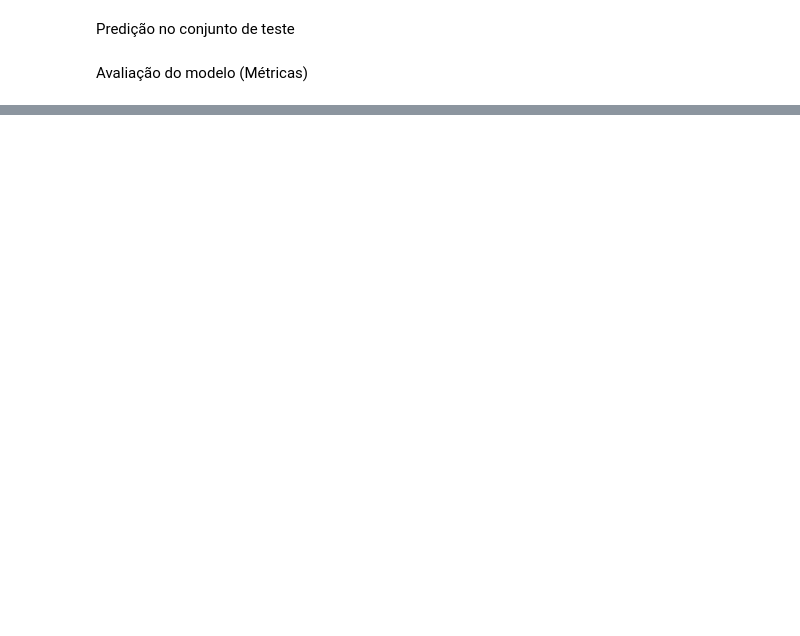
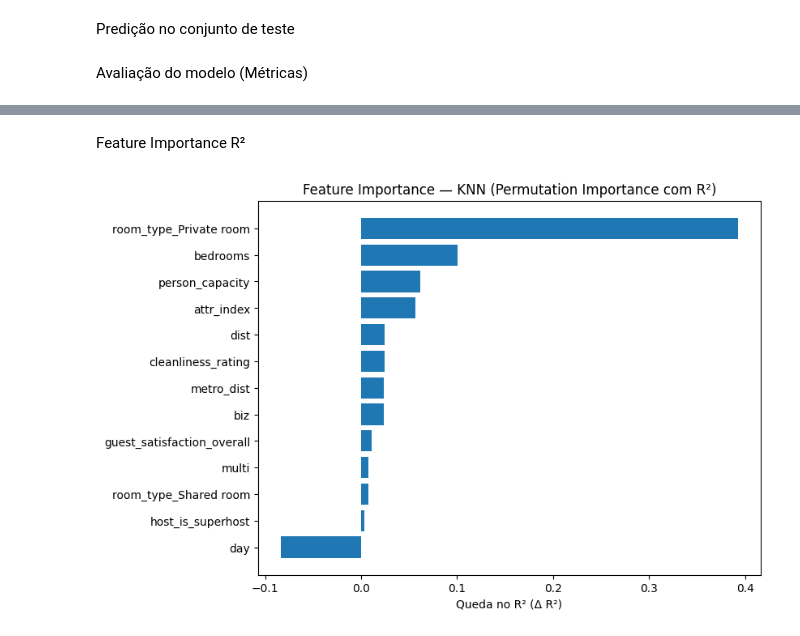
Before and after one commit to lumariosf/airbnb-price-prediction, a Jupyter notebook: notebooks/london/03_MODEL_KNN.ipynb, the cells around one changed output, grey strips where cells are left out. Cells and saved outputs as stored; diff of their text form; code cells hidden in the pictures; blank space fills up the shorter version.

```diff
--- a/notebooks/london/03_MODEL_KNN.ipynb
+++ b/notebooks/london/03_MODEL_KNN.ipynb
@@ -147,0 +156,32 @@ plt.show()
+# %% [markdown]
+Feature Importance R²
+# %%
+from sklearn.inspection import permutation_importance
+import pandas as pd
+import matplotlib.pyplot as plt
+
+result = permutation_importance(
+    best_model,
+    X_test,
+    y_test,
+    n_repeats=10,
+    random_state=42,
+    scoring="r2"
+)
+
+importance_df = pd.DataFrame({
+    "feature": X_test.columns,
+    "importance": result.importances_mean,
+    "std": result.importances_std
+}).sort_values("importance", ascending=False)
+
+plt.figure(figsize=(8, 6))
+plt.barh(
+    importance_df["feature"][:15][::-1],
+    importance_df["importance"][:15][::-1]
+)
+plt.xlabel("Queda no R² (Δ R²)")
+plt.title("Feature Importance — KNN (Permutation Importance com R²)")
+plt.show()
+# %% [output]
+[figure, added]
```
Also changed, not shown: parts of 6 cells of this notebook, 8 other files.
